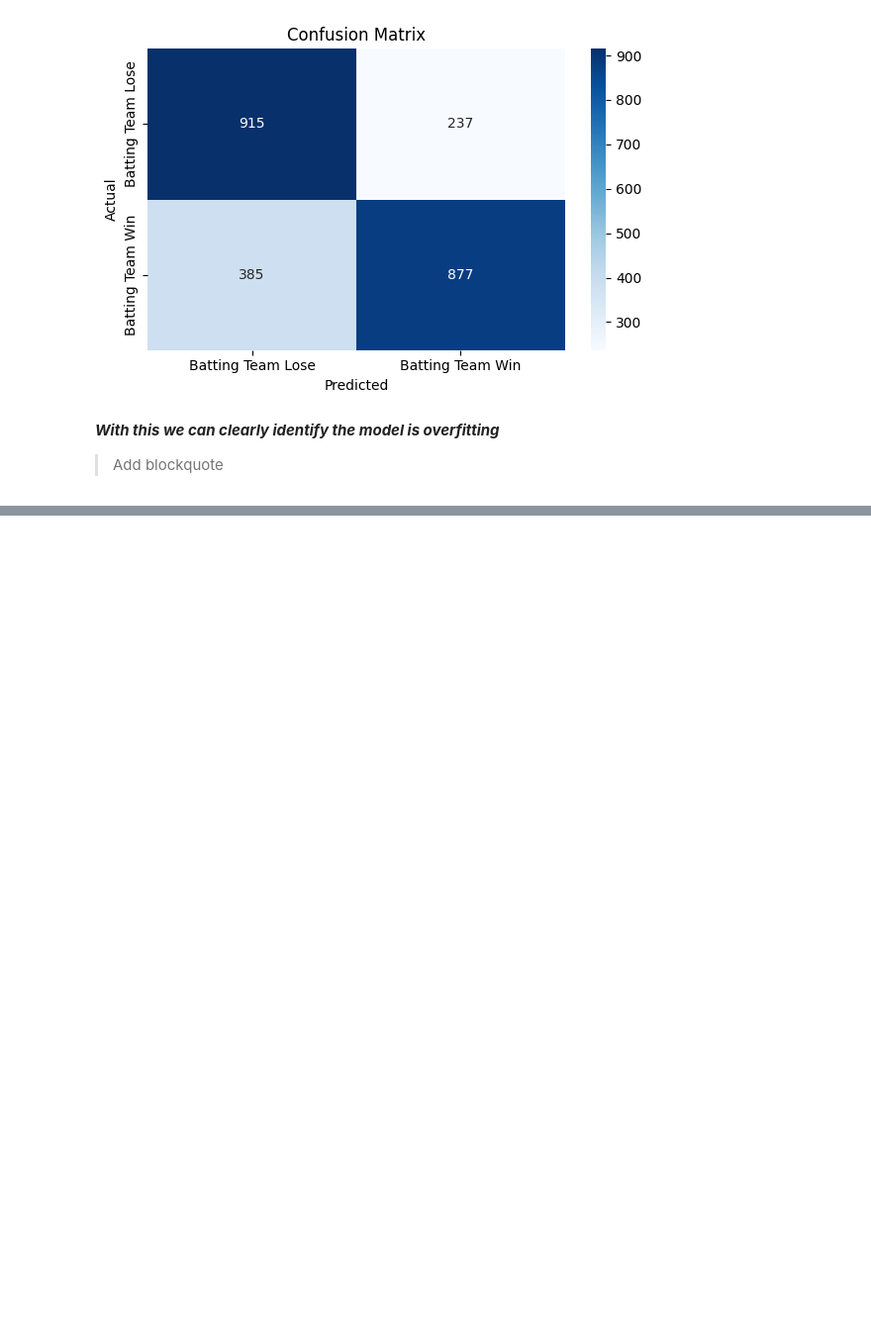
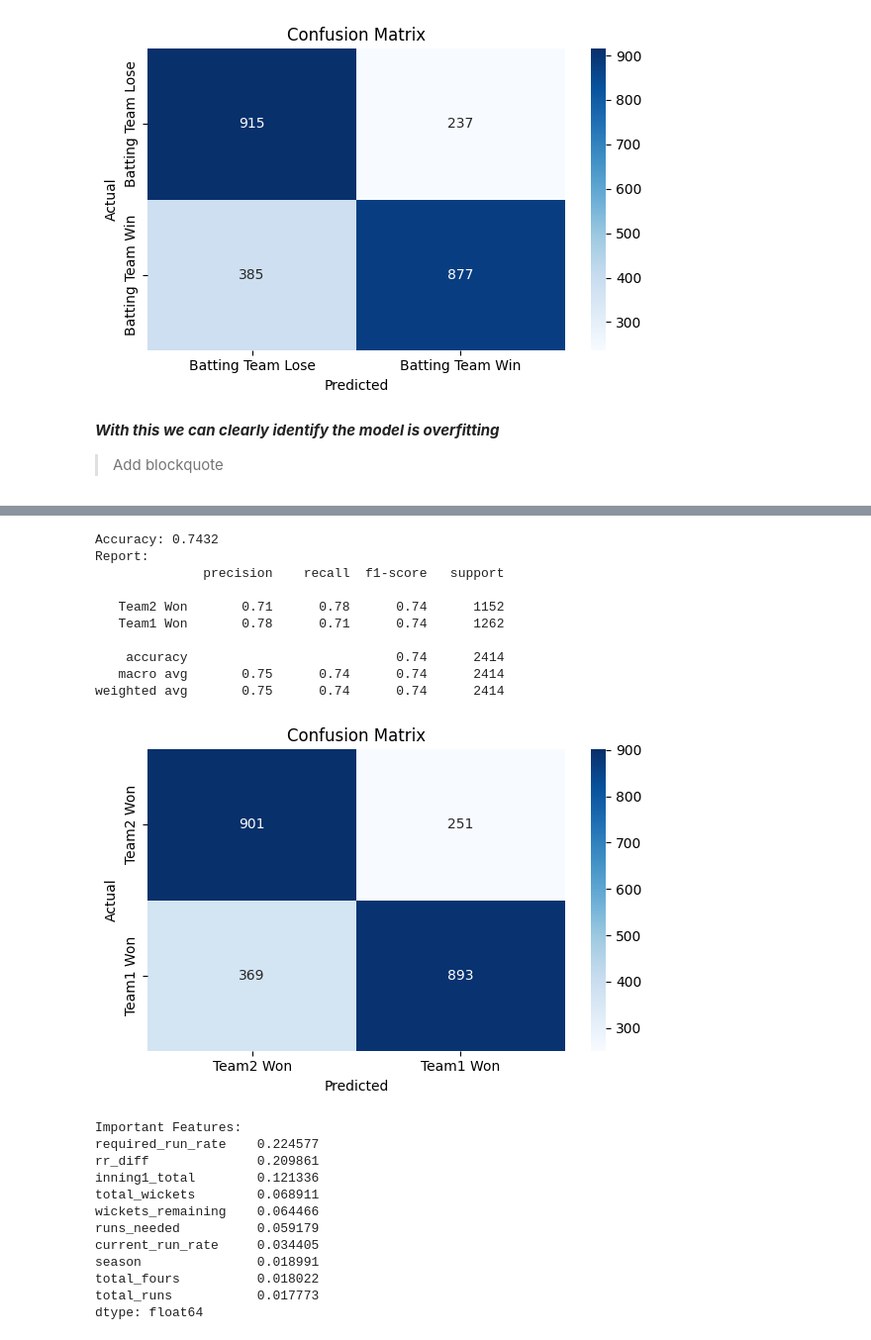
Before and after one commit to Jana1805/ML-Assignment, a Jupyter notebook: notebooks/RandomForest.ipynb, the cells around one changed output, grey strips where cells are left out. Shown at 99% size. Saved outputs shown, nothing was run; the diff lists cells and outputs as text; code cells hidden in the pictures; blank space fills up the shorter version.

Commit message:
Improve model by addressing overfitting and retrain with static parameters

```diff
--- a/notebooks/RandomForest.ipynb
+++ b/notebooks/RandomForest.ipynb
@@ -574,0 +577,14 @@ plt.show()
+# %%
+# updated parameters
+
+rf = RandomForestClassifier(
+    n_estimators=300,          # increased trees for better performance
+    max_depth=10,              # limit tree depth
+    min_samples_split=10,      # increase regularization
+    min_samples_leaf=8,        # increase regularization
+    max_features='sqrt',       # better generalization
+    random_state=42,
+    n_jobs=-1
+)
+
+rf.fit(X_train, y_train)
@@ -574,0 +614,55 @@ plt.show()
+# %%
+#Predictions
+y_pred = rf.predict(X_test)
+y_prob = rf.predict_proba(X_test)[:, 1]  # probability for Team1 win
+
+#Evaluation
+
+print("Accuracy:", round(accuracy_score(y_test, y_pred), 4))
+
+print("Report:")
+print(classification_report(y_test, y_pred, target_names=['Team2 Won', 'Team1 Won']))
+
+# Confusion Matrix
+cm = confusion_matrix(y_test, y_pred)
+
+plt.figure(figsize=(6, 4))
+sns.heatmap(cm, annot=True, fmt='d', cmap='Blues',
+            xticklabels=['Team2 Won', 'Team1 Won'],
+            yticklabels=['Team2 Won', 'Team1 Won'])
+plt.title('Confusion Matrix')
+plt.ylabel('Actual')
+plt.xlabel('Predicted')
+plt.tight_layout()
+plt.show()
+
+# Step 14: Feature Importance
+feature_importance = pd.Series(rf.feature_importances_, index=X_train.columns)
+feature_importance = feature_importance.sort_values(ascending=False)
+
+print("Important Features:")
+print(feature_importance.head(10))
+# %% [output]
+Accuracy: 0.7432
+Report:
+              precision    recall  f1-score   support
+
+   Team2 Won       0.71      0.78      0.74      1152
+   Team1 Won       0.78      0.71      0.74      1262
+
+    accuracy                           0.74      2414
+   macro avg       0.75      0.74      0.74      2414
+weighted avg       0.75      0.74      0.74      2414
+[figure, added]
+Important Features:
+required_run_rate    0.224577
+rr_diff              0.209861
+inning1_total        0.121336
+total_wickets        0.068911
+wickets_remaining    0.064466
+runs_needed          0.059179
+current_run_rate     0.034405
+season               0.018991
+total_fours          0.018022
+total_runs           0.017773
+dtype: float64
```
Also changed, not shown: parts of 3 cells of this notebook.
